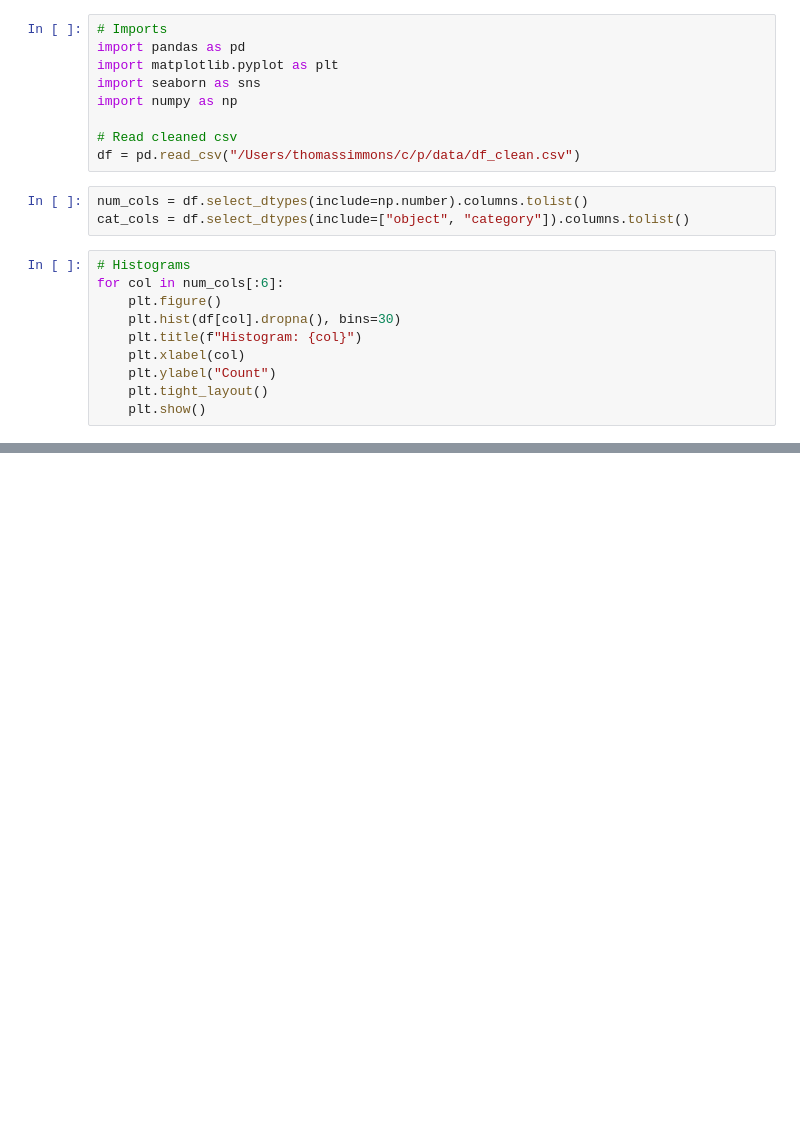
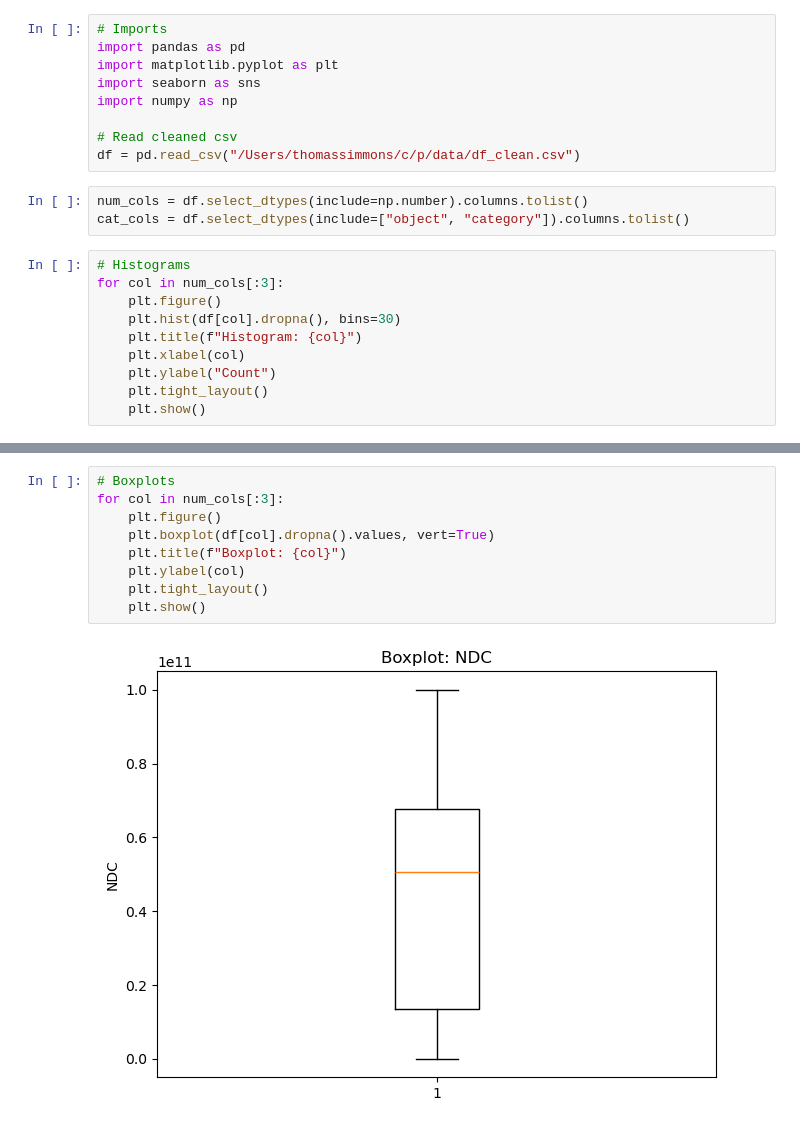
Before and after one commit to tcsimm/pharmacy-drug-utilization, a Jupyter notebook: notebooks/visualizations_python.ipynb, the cells around one changed output, grey strips where cells are left out. Drawn from its saved outputs; the diff is of its cells as text; blank space fills up the shorter version.

Commit message:
more visualizations

```diff
--- a/notebooks/visualizations_python.ipynb
+++ b/notebooks/visualizations_python.ipynb
@@ -12,7 +12,7 @@ num_cols = df.select_dtypes(include=np.number).columns.tolist()
 cat_cols = df.select_dtypes(include=["object", "category"]).columns.tolist()
 # %%
 # Histograms
-for col in num_cols[:6]:
+for col in num_cols[:3]:
     plt.figure()
     plt.hist(df[col].dropna(), bins=30)
     plt.title(f"Histogram: {col}")
@@ -29,0 +27,11 @@ for col in num_cols[:6]:
+# %%
+# Boxplots
+for col in num_cols[:3]:
+    plt.figure()
+    plt.boxplot(df[col].dropna().values, vert=True)
+    plt.title(f"Boxplot: {col}")
+    plt.ylabel(col)
+    plt.tight_layout()
+    plt.show()
+# %% [output]
+[figure, added]
```
Also changed, not shown: parts of 4 cells of this notebook.
